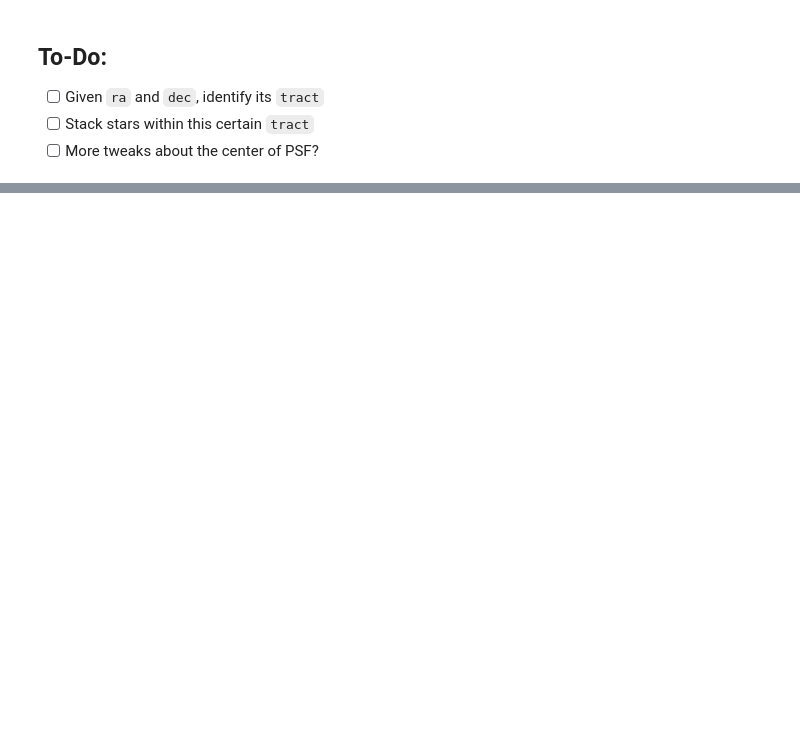
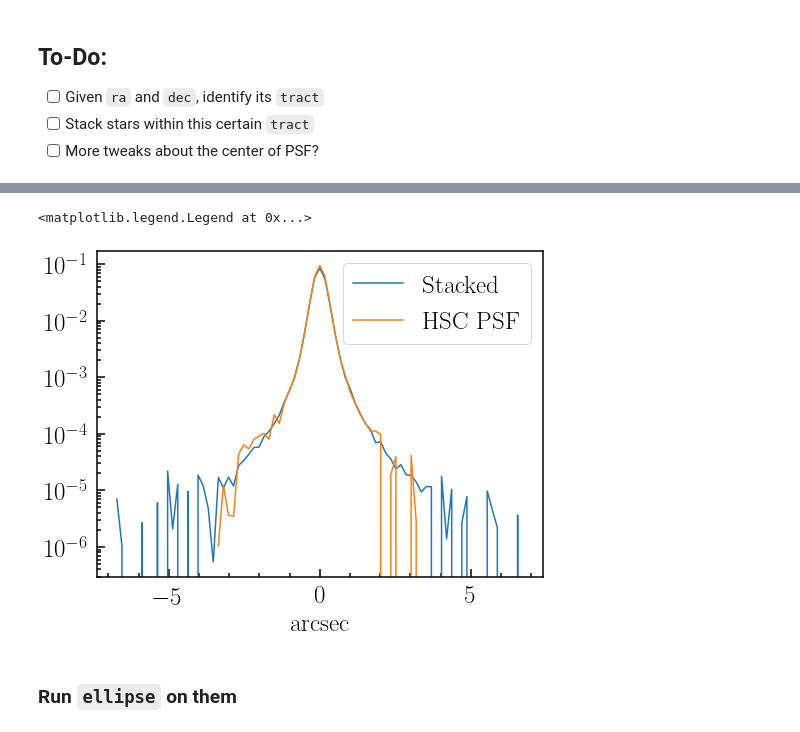
Before and after one commit to AstroJacobLi/HSC_stacking, a Jupyter notebook: PSF-stack.ipynb, the cells around one changed output, grey strips where cells are left out. Drawn from its saved outputs; the diff is of its cells as text; code cells hidden in the pictures; blank space fills up the shorter version.

```diff
--- a/PSF-stack.ipynb
+++ b/PSF-stack.ipynb
@@ -149,0 +159,28 @@ hsc_tricolor(obj_coor, redshift=obj['z_best'],
+# %%
+subtract_edge_bkg = True
+if subtract_edge_bkg:
+    # subtract background of halomodel - made up of residuals of neighboring objects
+    edge = np.int(halosize / 5.)
+    if edge < 3:
+        edge = 3
+    uni = np.ones_like(median_psf)
+    d = np.sum(median_psf) - np.sum(median_psf[edge: halosize * 2 - edge + 1,
+                                               edge: halosize * 2 - edge + 1])
+    area = np.sum(uni) - np.sum(uni[edge: halosize * 2 - edge + 1,
+                                    edge: halosize * 2 - edge + 1])
+    d /= area # Now 'd' is the background value per pixel
+    median_psf = median_psf - d
+# Normalize to 1
+median_psf /= np.sum(median_psf)
+#from astropy.convolution import Box2DKernel, convolve
+#halomodel_sm = convolve(stacked, kernel=Box2DKernel(width=4))
+# %%
+fig, ax = plt.subplots(figsize=(8,6))
+plt.plot(np.arange(-40, 41, 1) * 0.168, median_psf[40, :], label='$\mathrm{Stacked}$')
+plt.plot(np.arange(-20, 21, 1) * 0.168, psf[:, 1:-1][20, :], label='$\mathrm{HSC\ PSF}$')
+plt.yscale('log')
+plt.xlabel('$\mathrm{arcsec}$')
+plt.legend()
+# %% [output]
+<matplotlib.legend.Legend at 0x...>
+[figure, added]
@@ -149,0 +191,2 @@ hsc_tricolor(obj_coor, redshift=obj['z_best'],
+# %% [markdown]
+### Run `ellipse` on them
```
Also changed, not shown: parts of 45 cells of this notebook, 3 other files.
